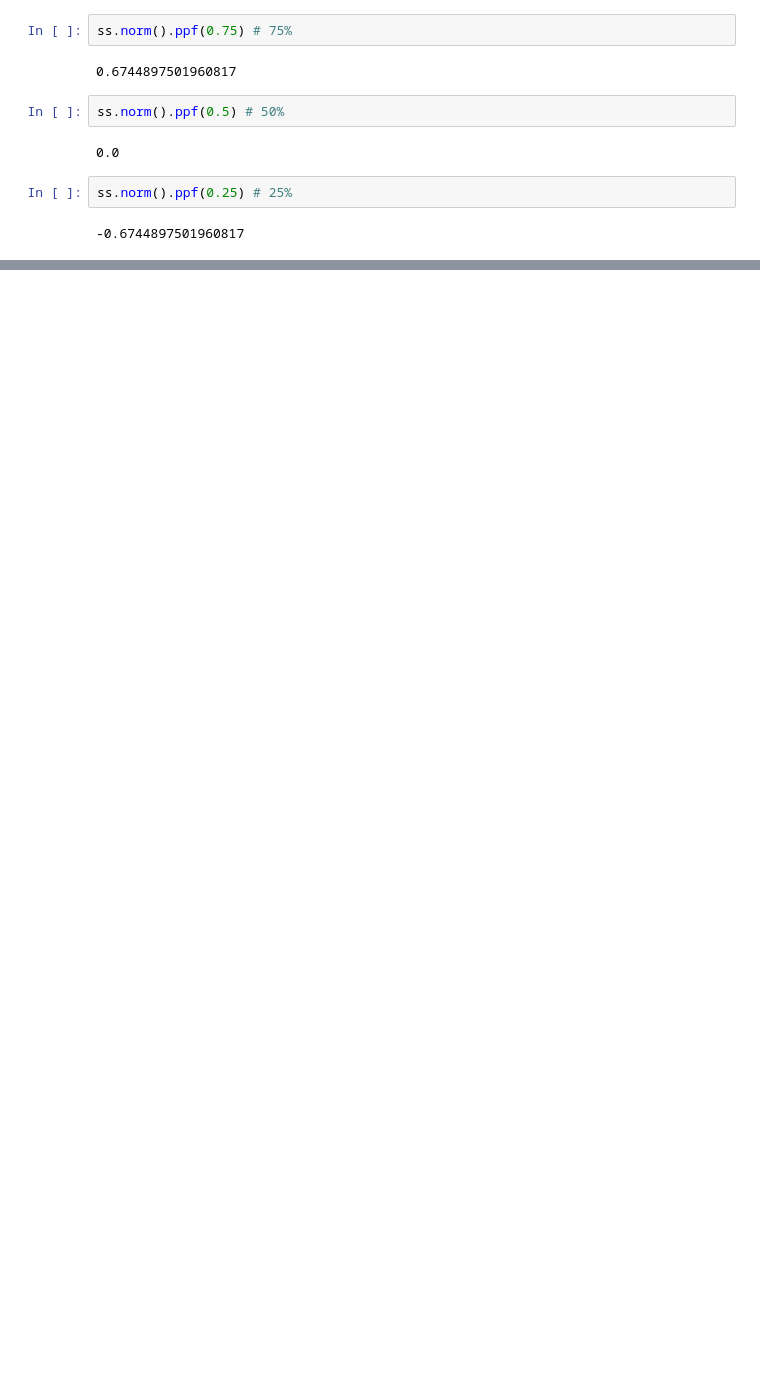
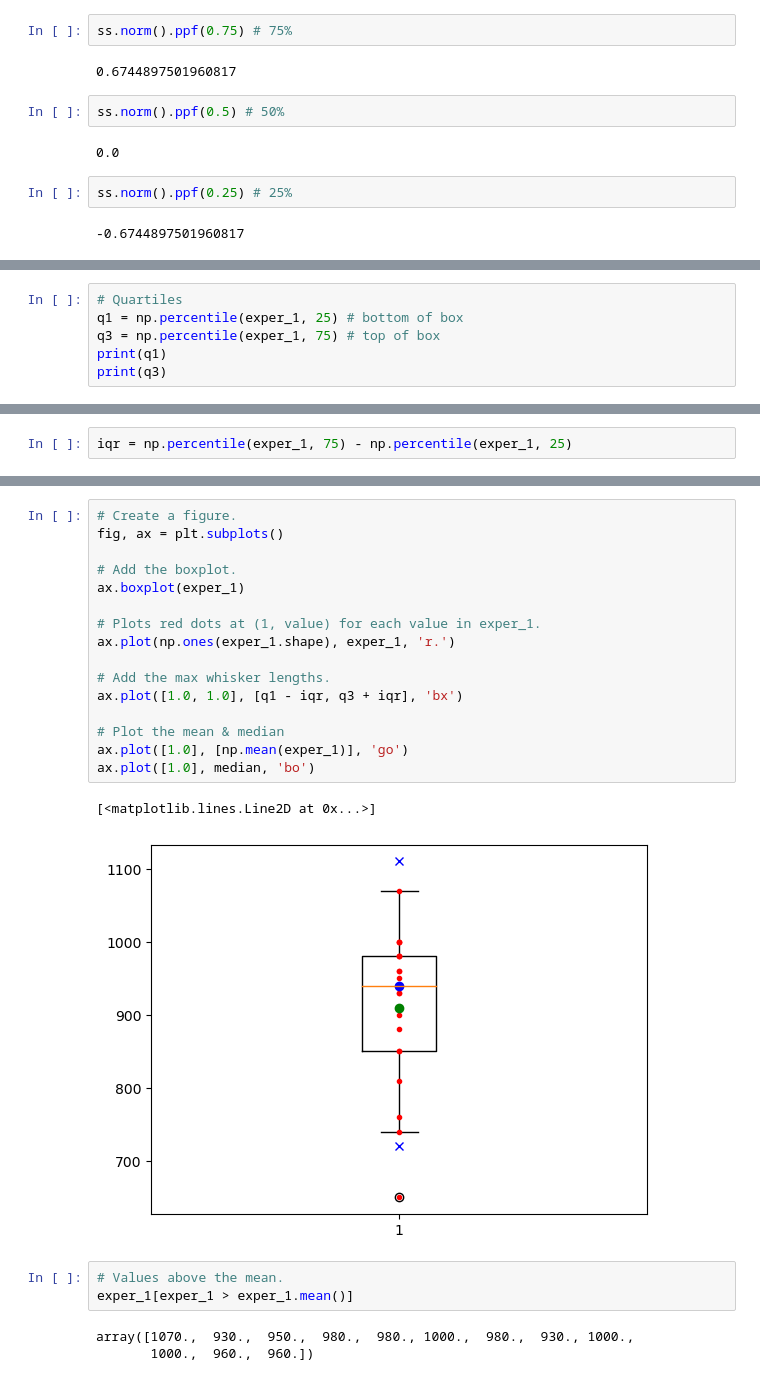
Before and after one commit to elainetynan/funddata-assessment, a Jupyter notebook: practicals/04-Outliers.ipynb, the cells around one changed output, grey strips where cells are left out. Cells and saved outputs as stored; diff of their text form; blank space fills up the shorter version.

```diff
--- a/practicals/Outliers.ipynb
+++ b/practicals/04-Outliers.ipynb
@@ -245,0 +396,6 @@ ss.norm().ppf(0.25) # 25%
+# %%
+# Quartiles
+q1 = np.percentile(exper_1, 25) # bottom of box
+q3 = np.percentile(exper_1, 75) # top of box
+print(q1)
+print(q3)
@@ -245,0 +405,2 @@ ss.norm().ppf(0.25) # 25%
+# %%
+iqr = np.percentile(exper_1, 75) - np.percentile(exper_1, 25)
@@ -245,0 +422,25 @@ ss.norm().ppf(0.25) # 25%
+# %%
+# Create a figure.
+fig, ax = plt.subplots()
+
+# Add the boxplot.
+ax.boxplot(exper_1)
+
+# Plots red dots at (1, value) for each value in exper_1.
+ax.plot(np.ones(exper_1.shape), exper_1, 'r.')
+
+# Add the max whisker lengths.
+ax.plot([1.0, 1.0], [q1 - iqr, q3 + iqr], 'bx')
+
+# Plot the mean & median
+ax.plot([1.0], [np.mean(exper_1)], 'go')
+ax.plot([1.0], median, 'bo')
+# %% [output]
+[<matplotlib.lines.Line2D at 0x...>]
+[figure, added]
+# %%
+# Values above the mean.
+exper_1[exper_1 > exper_1.mean()]
+# %% [output]
+array([1070.,  930.,  950.,  980.,  980., 1000.,  980.,  930., 1000.,
+       1000.,  960.,  960.])
```
Also changed, not shown: parts of 41 cells of this notebook, 8 other files.
